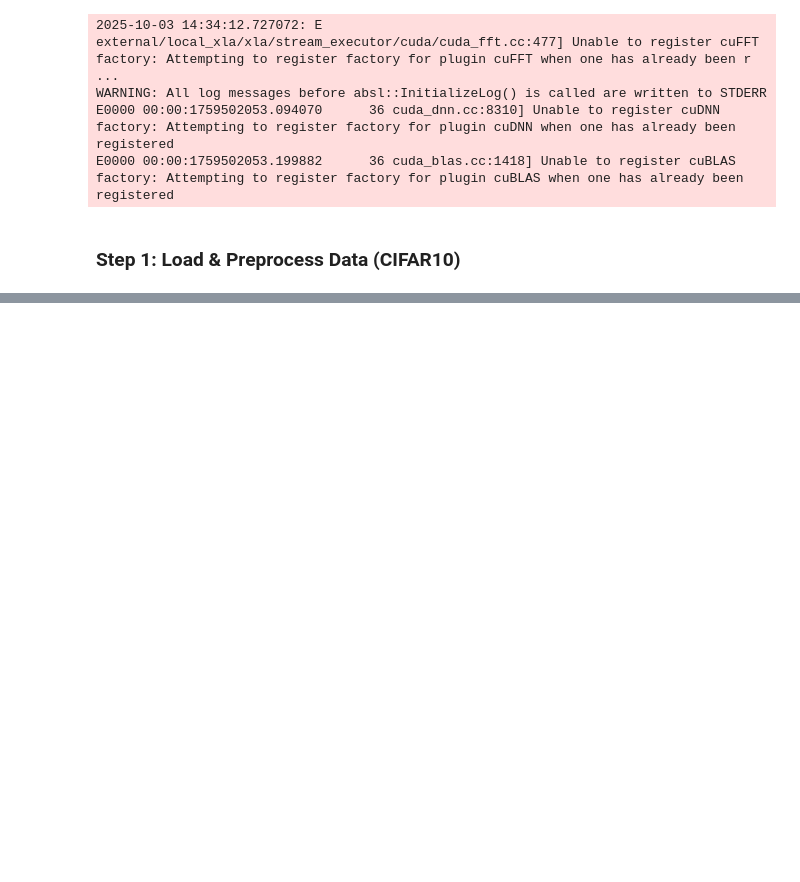
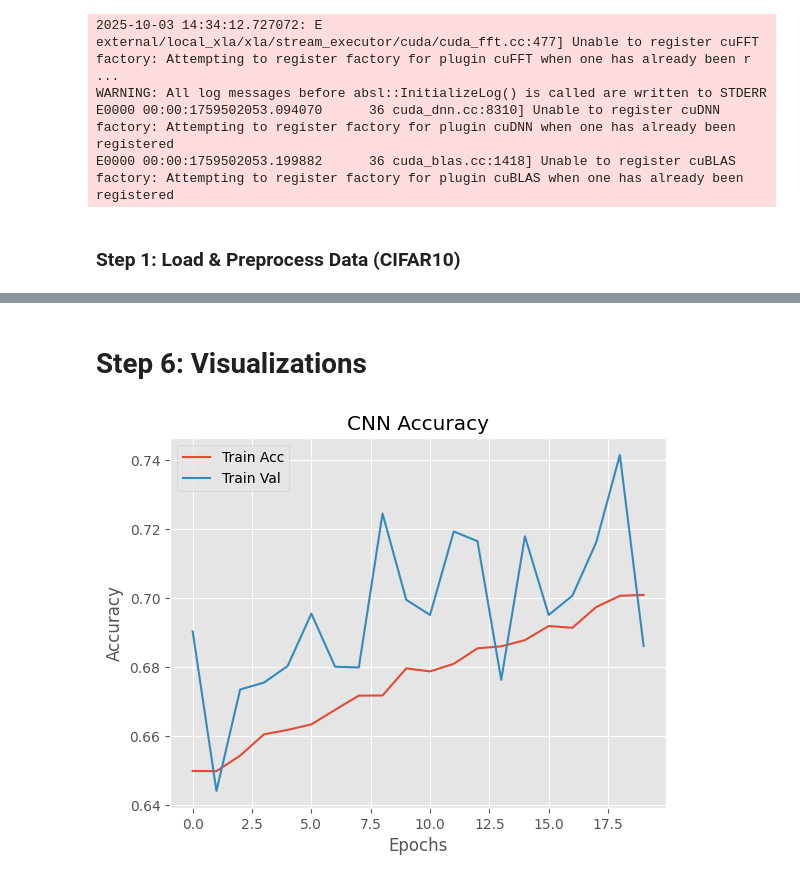
Before and after one commit to le-patrice/ANN, a Jupyter notebook: cnn_with_data_augmentation.ipynb, the cells around one changed output, grey strips where cells are left out. Drawn from its saved outputs; the diff is of its cells as text; code cells hidden in the pictures; blank space fills up the shorter version.

Commit message:
CNN with Data Augmentation (CIFAR10)

```diff
--- a/cnn_with_data_augmentation.ipynb
+++ b/cnn_with_data_augmentation.ipynb
@@ -22,0 +45,26 @@ E0000 00:00:1759502053.199882      36 cuda_blas.cc:1418] Unable to register cuBL
+# %%
+def build_cnn(input_shape=(32,32,3), num_classes=10):
+    inputs = tf.keras.Input(shape=input_shape)
+
+    # Apply augmentation first
+    x = data_augmentation(inputs)
+
+    # Normal CNN flow layer1
+    x = tf.keras.layers.Conv2D(32, (3,3),activation='relu', padding='same')(x)
+    x = tf.keras.layers.BatchNormalization()(x)
+    x = tf.keras.layers.MaxPooling2D(2,2)(x)
+
+    # Layer 2
+    x = tf.keras.layers.Conv2D(64, (3,3), activation='relu', padding='same')(x)
+    x = tf.keras.layers.BatchNormalization()(x)
+    x = tf.keras.layers.MaxPooling2D(2,2)(x)
+
+    # Flatten then Dense
+    x = tf.keras.layers.Flatten()(x)
+    x = tf.keras.layers.Dense(128, activation='relu')(x)
+    x = tf.keras.layers.Dropout(.5)(x)
+
+    outputs = tf.keras.layers.Dense(num_classes, activation='softmax')(x)
+
+    model = tf.keras.Model(inputs, outputs, name='cnn_with_aug')
+    return model
@@ -22,0 +73,3 @@ E0000 00:00:1759502053.199882      36 cuda_blas.cc:1418] Unable to register cuBL
+# %%
+model = build_cnn()
+model.compile(optimizer=tf.keras.optimizers.Adam(), loss='sparse_categorical_crossentropy', metrics=['accuracy'])
@@ -22,0 +78,6 @@ E0000 00:00:1759502053.199882      36 cuda_blas.cc:1418] Unable to register cuBL
+# %%
+def train_and_evaluate(model,x_train, y_train, x_test, y_test, epochs=10):
+    history = model.fit(x_train, y_train, epochs=epochs, batch_size=128, validation_split=.1, verbose=2)
+    test_loss, test_acc = model.evaluate(x_test, y_test, verbose=0)
+    print(f"Test Accuracy:{test_acc:.4f}")
+    return history, test_acc
@@ -22,0 +86,2 @@ E0000 00:00:1759502053.199882      36 cuda_blas.cc:1418] Unable to register cuBL
+# %%
+model_history, model_acc = train_and_evaluate(model, x_train, y_train, x_test, y_test,20)
@@ -22,0 +106,10 @@ E0000 00:00:1759502053.199882      36 cuda_blas.cc:1418] Unable to register cuBL
+# %% [markdown]
+# Step 6: Visualizations
+# %%
+plt.plot(model_history.history['accuracy'], label='Train Acc')
+plt.plot(model_history.history['val_accuracy'], label='Train Val')
+plt.xlabel('Epochs');plt.ylabel('Accuracy');plt.title('CNN Accuracy')
+plt.legend()
+plt.show()
+# %% [output]
+[figure, added]
```
Also changed, not shown: parts of 10 cells of this notebook.
